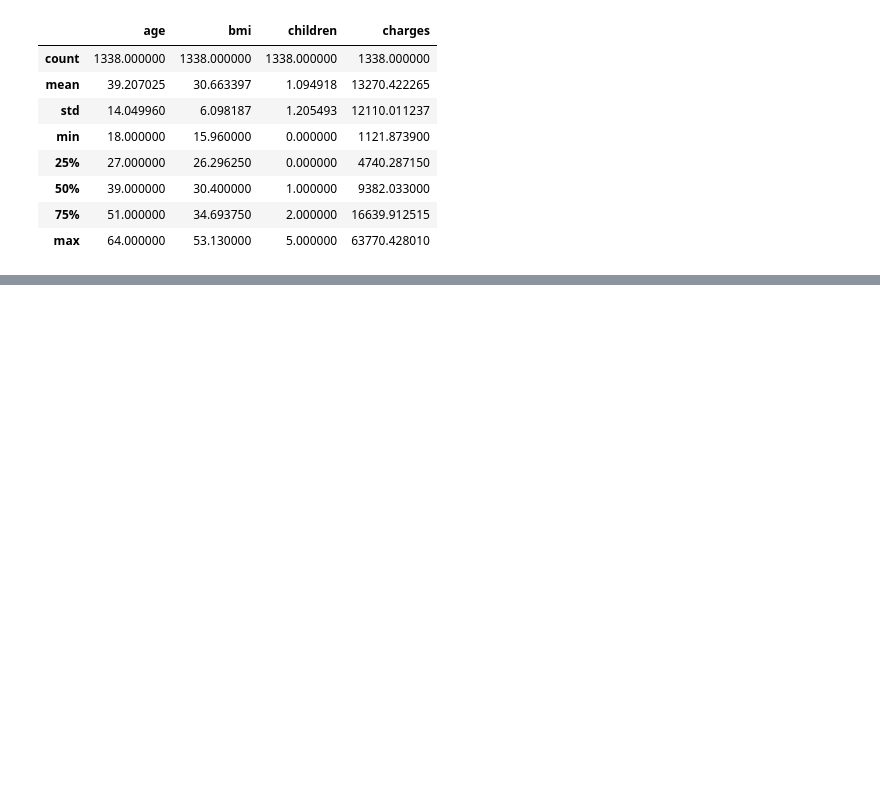
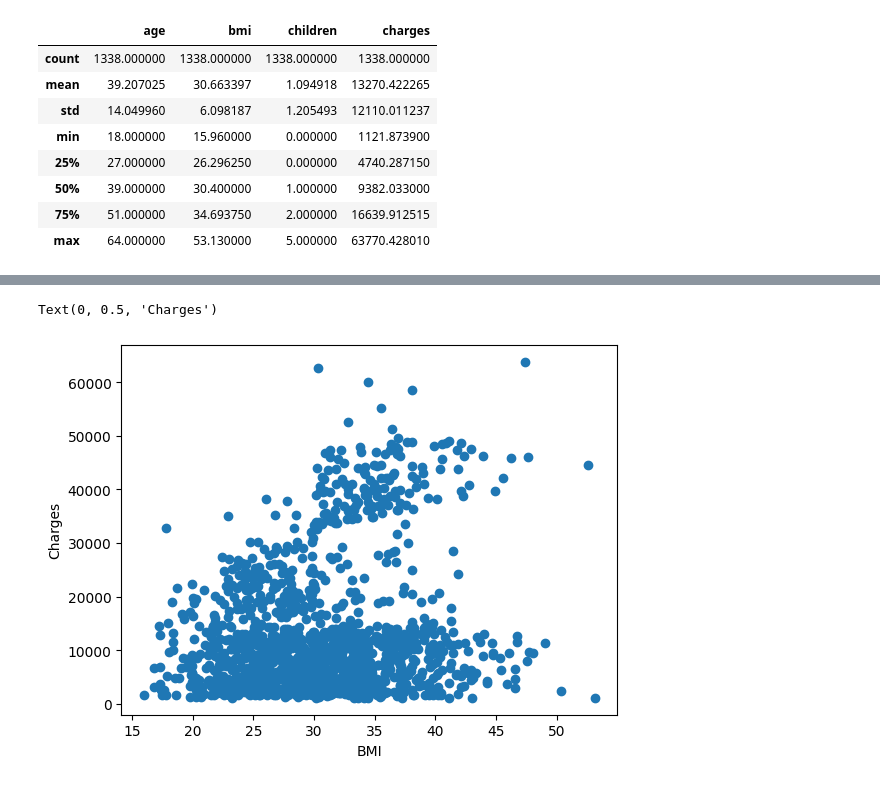
Before and after one commit to dimonchik-ll/Medical-Insurance-Cost-Prediction-Project, a Jupyter notebook: notebooks/01_data_exploration.ipynb, the cells around one changed output, grey strips where cells are left out. Drawn from its saved outputs; the diff is of its cells as text; code cells hidden in the pictures; blank space fills up the shorter version.

```diff
--- a/notebooks/01_data_exploration.ipynb
+++ b/notebooks/01_data_exploration.ipynb
@@ -49,0 +67,8 @@ data.describe()
+# %%
+plt.scatter(data["bmi"], data["charges"])
+
+plt.xlabel("BMI")
+plt.ylabel("Charges")
+# %% [output]
+Text(0, 0.5, 'Charges')
+[figure, added]
```
Also changed, not shown: parts of 6 cells of this notebook, 1 other file.
